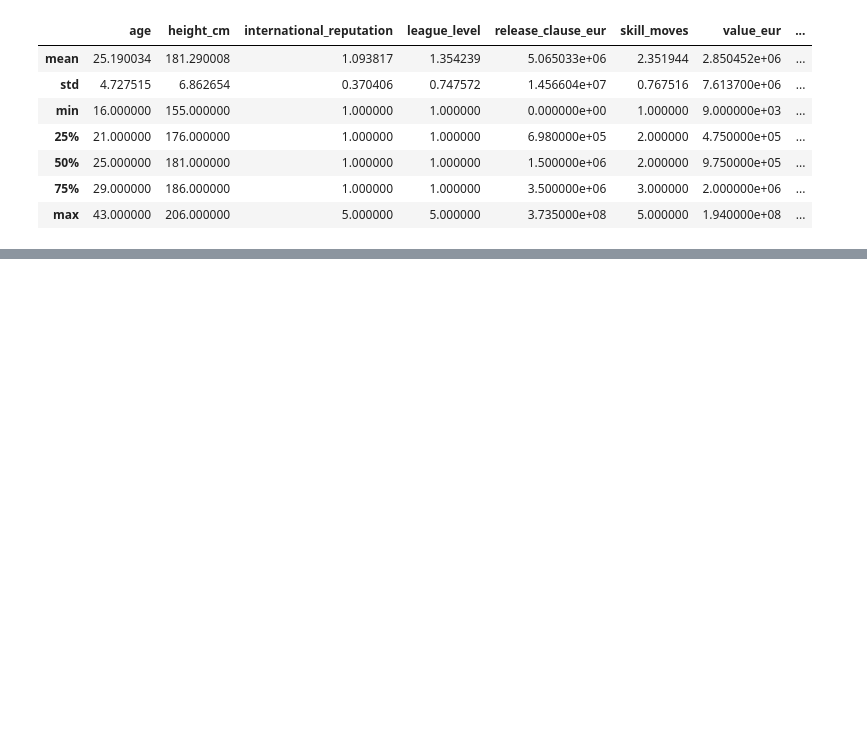
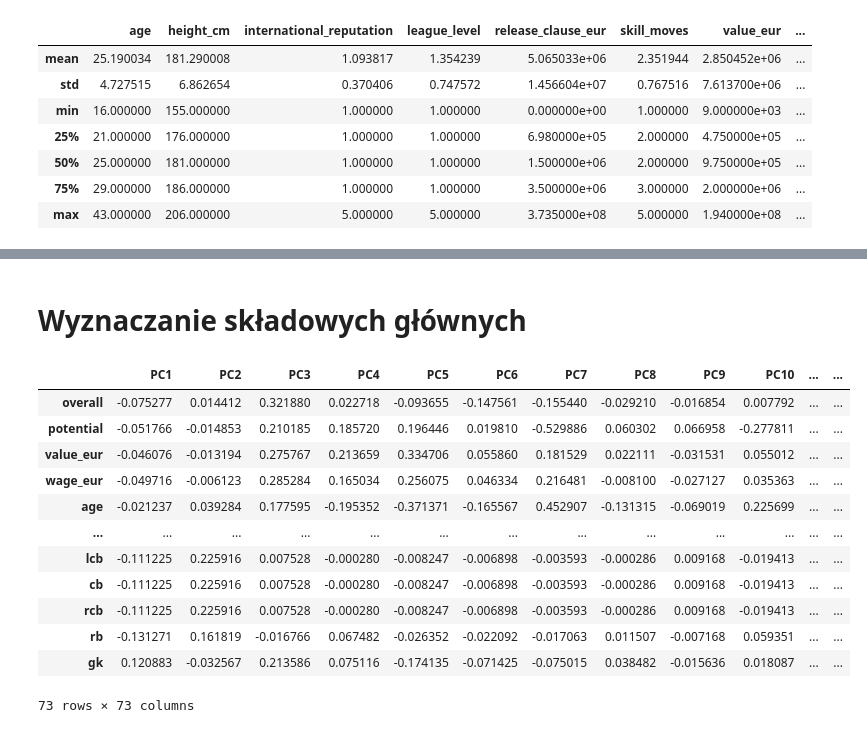
Before and after one commit to pawlew2k/fifa22, a Jupyter notebook: fifa22.ipynb, the cells around one changed output, grey strips where cells are left out. Drawn from its saved outputs; the diff is of its cells as text; code cells hidden in the pictures; blank space fills up the shorter version.

```diff
--- a/fifa22.ipynb
+++ b/fifa22.ipynb
@@ -257,0 +313,2 @@ dict_keys(['descriptive', 'score', 'attacking', 'skill', 'movement', 'power', 'm
+# %% [markdown]
+# Wyznaczanie składowych głównych
@@ -257,0 +393,21 @@ dict_keys(['descriptive', 'score', 'attacking', 'skill', 'movement', 'power', 'm
+# %%
+pca = PCA()
+pca_data = pca.fit_transform(data_stand)
+n_components = len(pca.components_)
+pca_cols = [f'PC{x+1}' for x in range(n_components)]
+df_pca_componenets = pd.DataFrame(data=np.transpose(pca.components_), columns=pca_cols, index = index_pca)
+df_pca_componenets
+# %% [output]
+|  | PC1 | PC2 | PC3 | PC4 | PC5 | PC6 | PC7 | PC8 | PC9 | PC10 | ... | ... |
+| overall | -0.075277 | 0.014412 | 0.321880 | 0.022718 | -0.093655 | -0.147561 | -0.155440 | -0.029210 | -0.016854 | 0.007792 | ... | ... |
+| potential | -0.051766 | -0.014853 | 0.210185 | 0.185720 | 0.196446 | 0.019810 | -0.529886 | 0.060302 | 0.066958 | -0.277811 | ... | ... |
+| value_eur | -0.046076 | -0.013194 | 0.275767 | 0.213659 | 0.334706 | 0.055860 | 0.181529 | 0.022111 | -0.031531 | 0.055012 | ... | ... |
+| wage_eur | -0.049716 | -0.006123 | 0.285284 | 0.165034 | 0.256075 | 0.046334 | 0.216481 | -0.008100 | -0.027127 | 0.035363 | ... | ... |
+| age | -0.021237 | 0.039284 | 0.177595 | -0.195352 | -0.371371 | -0.165567 | 0.452907 | -0.131315 | -0.069019 | 0.225699 | ... | ... |
+| ... | ... | ... | ... | ... | ... | ... | ... | ... | ... | ... | ... | ... |
+| lcb | -0.111225 | 0.225916 | 0.007528 | -0.000280 | -0.008247 | -0.006898 | -0.003593 | -0.000286 | 0.009168 | -0.019413 | ... | ... |
+| cb | -0.111225 | 0.225916 | 0.007528 | -0.000280 | -0.008247 | -0.006898 | -0.003593 | -0.000286 | 0.009168 | -0.019413 | ... | ... |
+| rcb | -0.111225 | 0.225916 | 0.007528 | -0.000280 | -0.008247 | -0.006898 | -0.003593 | -0.000286 | 0.009168 | -0.019413 | ... | ... |
+| rb | -0.131271 | 0.161819 | -0.016766 | 0.067482 | -0.026352 | -0.022092 | -0.017063 | 0.011507 | -0.007168 | 0.059351 | ... | ... |
+| gk | 0.120883 | -0.032567 | 0.213586 | 0.075116 | -0.174135 | -0.071425 | -0.075015 | 0.038482 | -0.015636 | 0.018087 | ... | ... |
+73 rows × 73 columns
```
Also changed, not shown: parts of 13 cells of this notebook.
